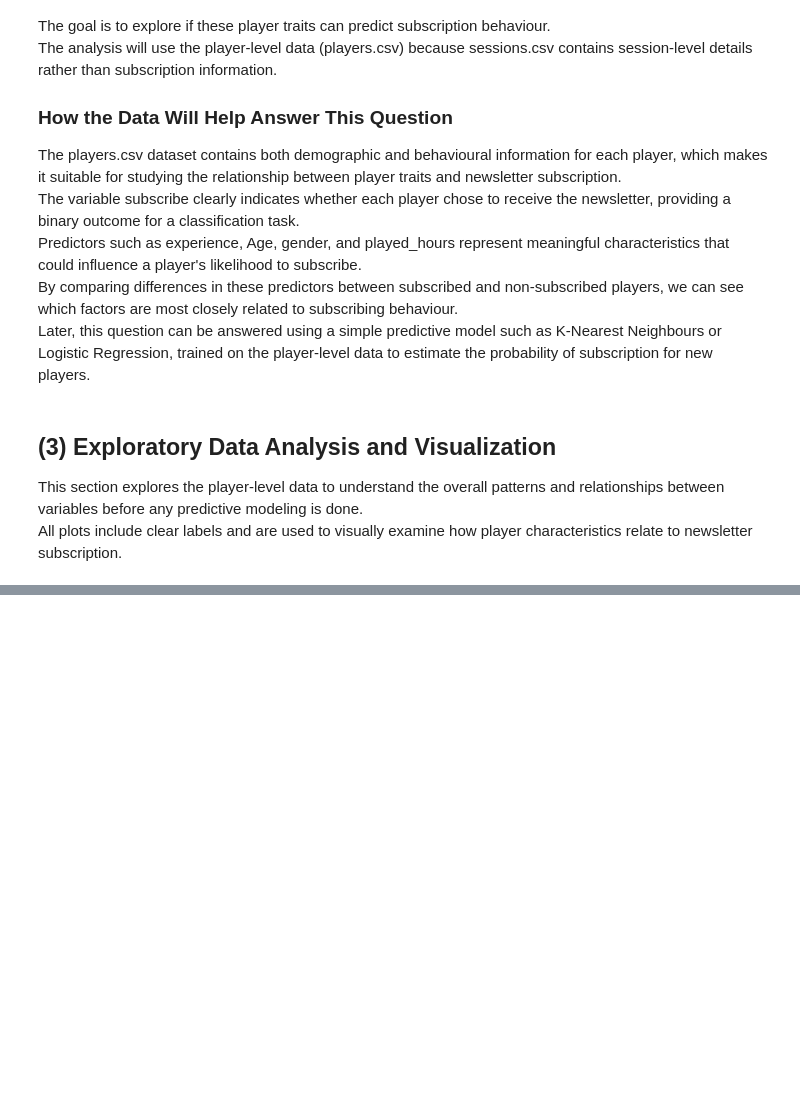
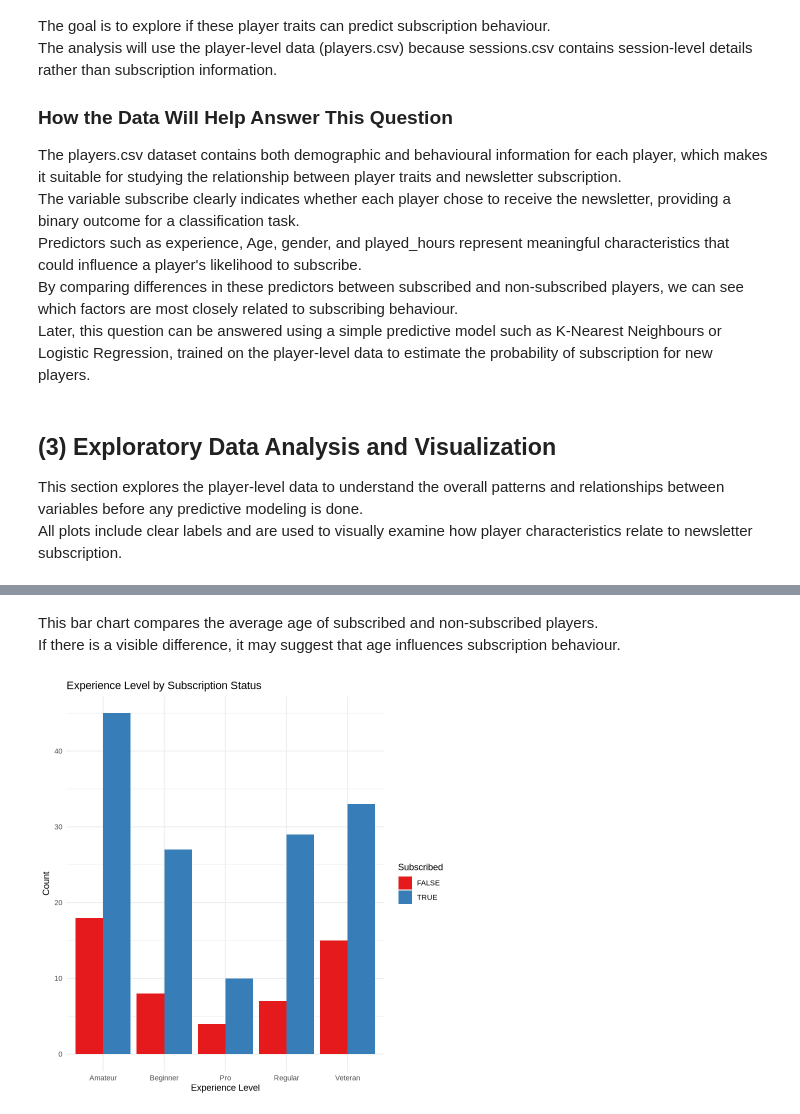
Before and after one commit to Dongwoothehutt/dsci1002025w1group25, a Jupyter notebook: projectmainnotebook.ipynb, the cells around one changed output, grey strips where cells are left out. Saved outputs shown, nothing was run; the diff lists cells and outputs as text; code cells hidden in the pictures; blank space fills up the shorter version.

```diff
--- a/projectmainnotebook.ipynb
+++ b/projectmainnotebook.ipynb
@@ -204,0 +223,17 @@ players |>
+# %% [markdown]
+This bar chart compares the average age of subscribed and non-subscribed players.
+If there is a visible difference, it may suggest that age influences subscription behaviour.
+# %%
+players |>
+  ggplot(aes(x = experience, fill = subscribe)) +
+  geom_bar(position = "dodge") +
+  labs(
+    title = "Experience Level by Subscription Status",
+    x = "Experience Level",
+    y = "Count",
+    fill = "Subscribed"
+  ) +
+  theme_minimal() +
+  scale_fill_brewer(palette = "Set1")
+# %% [output]
+[figure, added]
```
Also changed, not shown: parts of 12 cells of this notebook.
